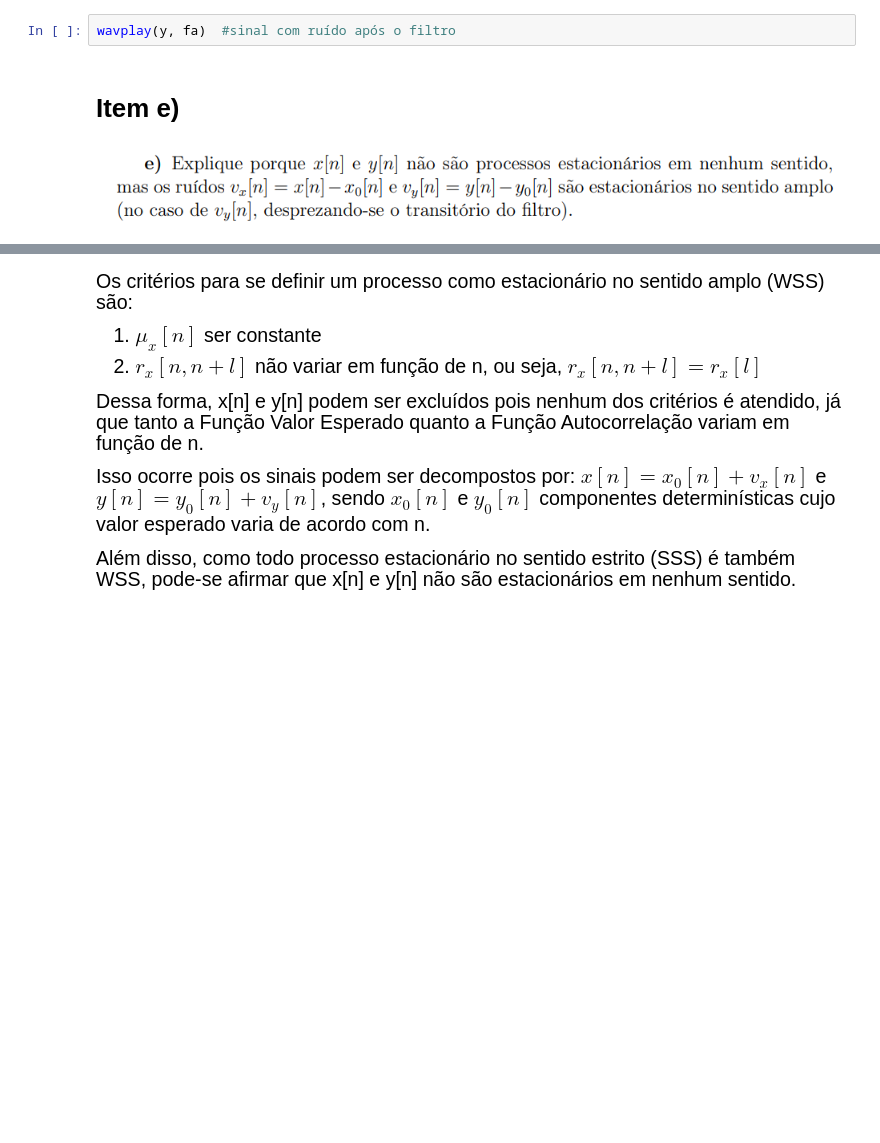
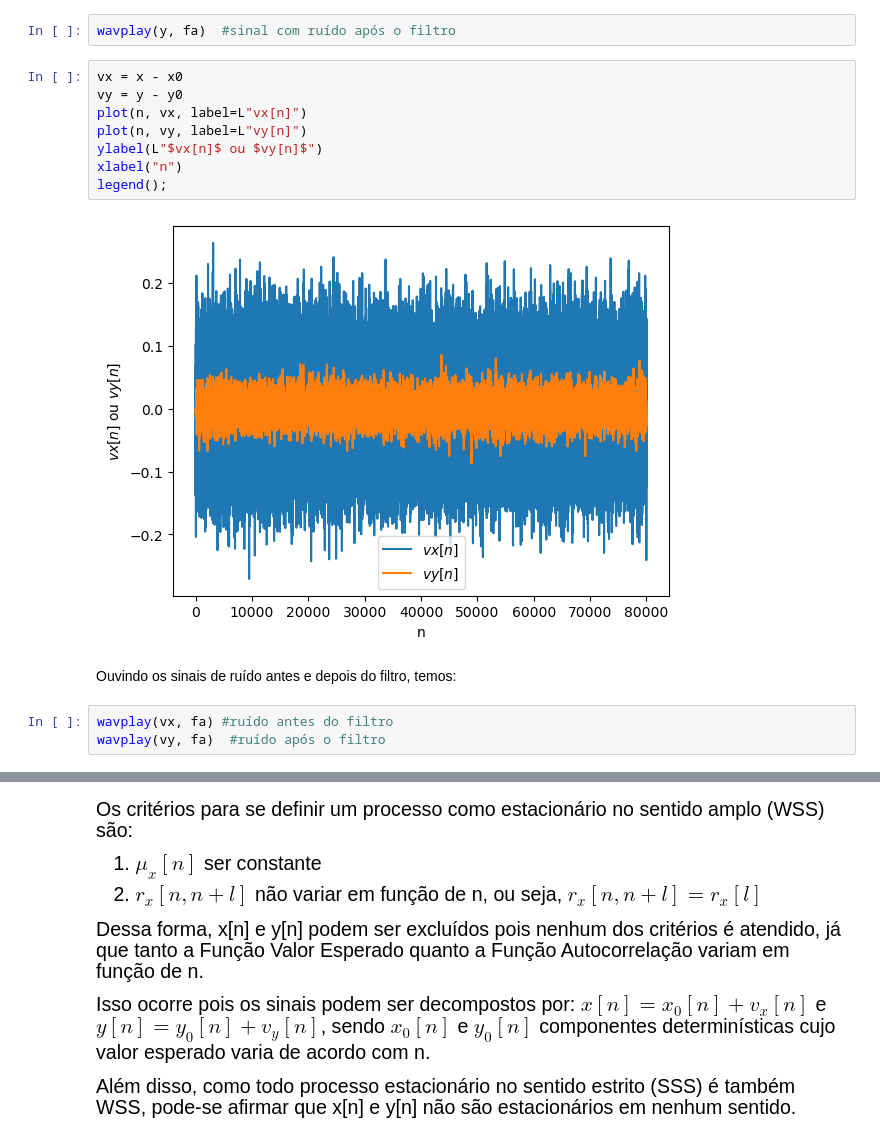
Before and after one commit to brunompasini/PSI3431-Processamento-Estatistico-de-Sinais, a Jupyter notebook: PSI3431-Exp1-Bruno-Caio-Pedro.ipynb, the cells around one changed output, grey strips where cells are left out. Saved outputs shown, nothing was run; the diff lists cells and outputs as text; blank space fills up the shorter version.

```diff
--- a/PSI3431-Exp1-Bruno-Caio-Pedro.ipynb
+++ b/PSI3431-Exp1-Bruno-Caio-Pedro.ipynb
@@ -130,6 +138,18 @@ legend();
 wavplay(y0, fa) #sinal sem ruído após o filtro
 # %%
 wavplay(y, fa)  #sinal com ruído após o filtro
-# %% [markdown]
-# Item e)
-![image.png](attachment:image.png)
+# %%
+vx = x - x0
+vy = y - y0
+plot(n, vx, label=L"vx[n]")
+plot(n, vy, label=L"vy[n]")
+ylabel(L"$vx[n]$ ou $vy[n]$")
+xlabel("n")
+legend();
+# %% [output]
+[figure, added]
+# %% [markdown]
+Ouvindo os sinais de ruído antes e depois do filtro, temos:
+# %%
+wavplay(vx, fa) #ruído antes do filtro
+wavplay(vy, fa)  #ruído após o filtro
```
Also changed, not shown: parts of 28 cells of this notebook, 1 other file.
